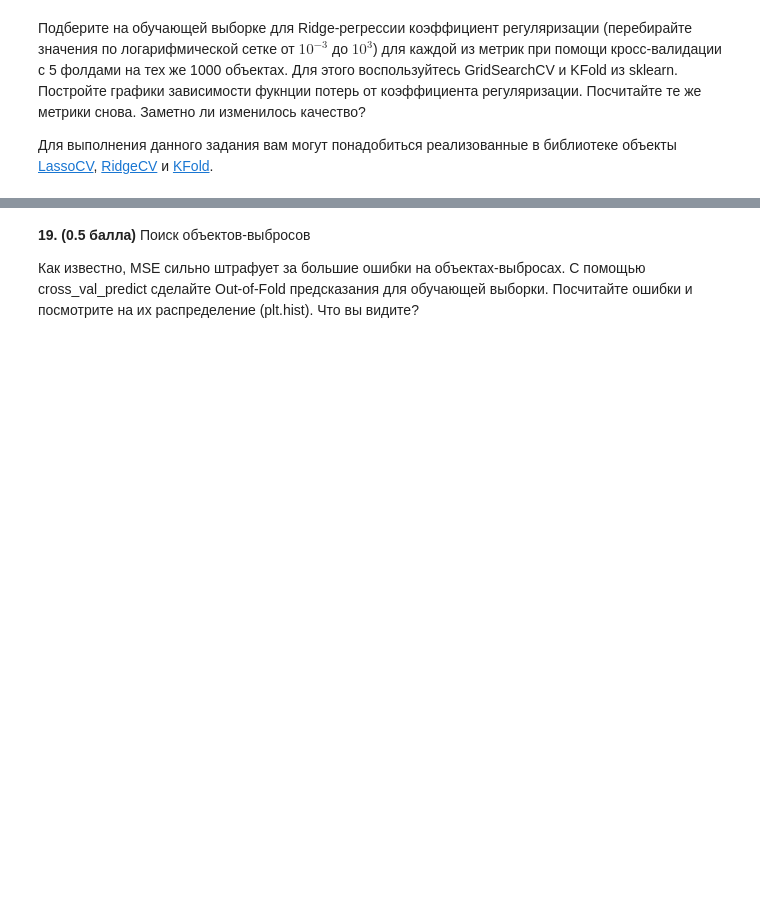
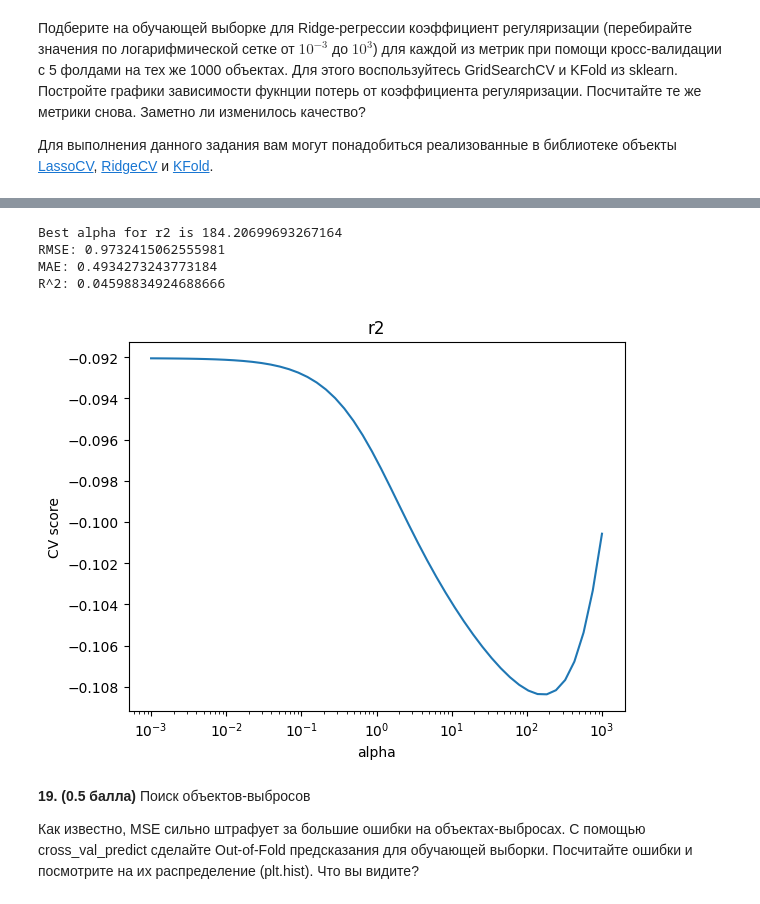
Before and after one commit to ezdakovea/MachineLearning2023, a Jupyter notebook: Домашнее задание 2 - предобработка признаков, pandas, линейная регрессия/homework-practice-02-linregr.ipynb, the cells around one changed output, grey strips where cells are left out. Saved outputs shown, nothing was run; the diff lists cells and outputs as text; code cells hidden in the pictures; blank space fills up the shorter version.

```diff
--- a/Домашнее задание 2 - предобработка признаков, pandas, линейная регрессия/homework-practice-02-linregr.ipynb
+++ b/Домашнее задание 2 - предобработка признаков, pandas, линейная регрессия/homework-practice-02-linregr.ipynb
@@ -650,3 +770,18 @@ __18. (1 балл) __ Обучение линейной регрессии.
+# %%
+best_alpha = search_best_alpha('r2', X_train, Y_train)
+Ridge_model = Ridge(alpha = best_alpha)
+Ridge_model.fit(X_train[3000:4000], Y_train[3000:4000])
+Train_prediction = Ridge_model.predict(X_train[3000:4000])
+Test_prediction = Ridge_model.predict(X_test)
+print("RMSE:", metrics.mean_squared_error(Y_test, Test_prediction, squared = False))
+print("MAE:", metrics.mean_absolute_error(Y_test, Test_prediction))
+print("R^2:", metrics.r2_score(Y_test, Test_prediction))
+# %% [output]
+Best alpha for r2 is 184.20699693267164
+RMSE: 0.9732415062555981
+MAE: 0.4934273243773184
+R^2: 0.04598834924688666
+[figure, added]
 # %% [markdown]
 __19. (0.5 балла)__ Поиск объектов-выбросов
 
```
Also changed, not shown: parts of 32 cells of this notebook.
